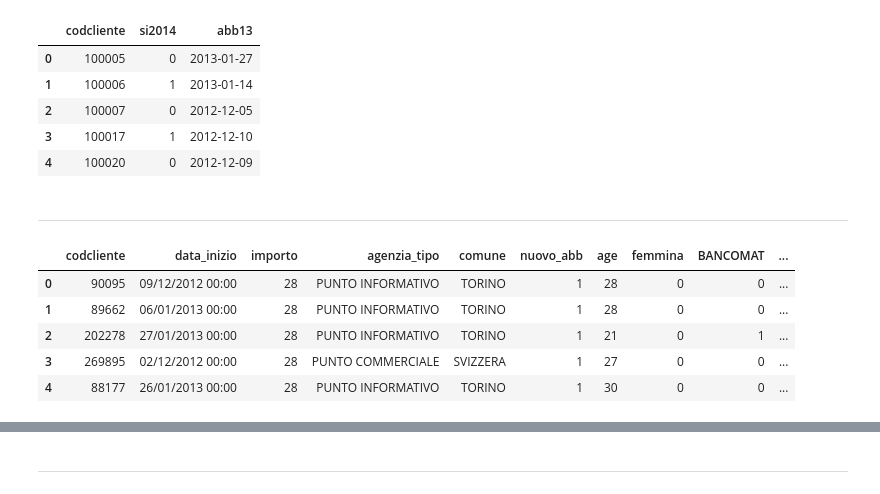
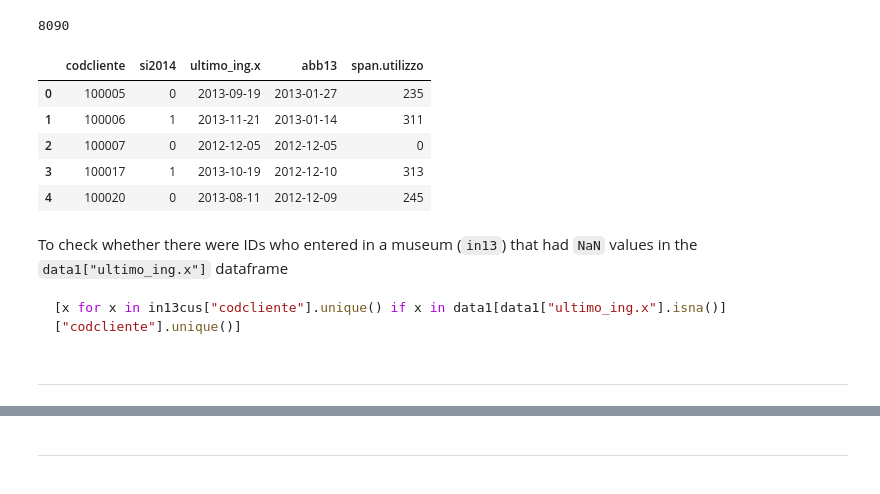
Before and after one commit to MattiaBrocco/Business-Analytics-Project, a Jupyter notebook: Business_Analytics_project.ipynb, the cells around one changed output, grey strips where cells are left out. Drawn from its saved outputs; the diff is of its cells as text; code cells hidden in the pictures.

````diff
--- a/Business_Analytics_project.ipynb
+++ b/Business_Analytics_project.ipynb
@@ -5,32 +10,52 @@ import seaborn as sns
-# %%
-data1 = pd.read_csv("data1.csv")
-
-# "abb14" and "ultimo_ing.x" are droped due to their NaN values
-data1.drop(["Unnamed: 0", "abb14", "ultimo_ing.x"], axis = 1, inplace = True)
-data1.head()
-# %% [output]
-|  | codcliente | si2014 | abb13 |
-| 0 | 100005 | 0 | 2013-01-27 |
-| 1 | 100006 | 1 | 2013-01-14 |
-| 2 | 100007 | 0 | 2012-12-05 |
-| 3 | 100017 | 1 | 2012-12-10 |
-| 4 | 100020 | 0 | 2012-12-09 |
+# %%
+data1 = pd.read_csv("data1.csv")
+
+# "abb14" () is droped due to their NaN values
+data1.drop(["Unnamed: 0", "abb14"], axis = 1, inplace = True)
+# Fill missing values in "last entrance" with subscription purchase date.
+# This because all IDs that do not have a last entrance, actually never used the card (check below)
+print(len(data1[data1["ultimo_ing.x"].isna()]))
+data1["ultimo_ing.x"].fillna(data1["abb13"], inplace = True)
+
+# Add a column that is the interval between last entrance date and subscription purchase date.
+# It may be useful because this time window identifies those that can be really interested in museums
+# (e.g. small span -> used the card immediately because of immediate purchase, then forgot about it)
+data1["span.utilizzo"] = [x.days for x in pd.to_datetime(data1["ultimo_ing.x"]) - pd.to_datetime(data1["abb13"])]
+
+# Convert the target variable to categorical
+data1["si2014"] = pd.Categorical(data1["si2014"])
+data1.head()
+# %% [output]
+8090
+|  | codcliente | si2014 | ultimo_ing.x | abb13 | span.utilizzo |
+| 0 | 100005 | 0 | 2013-09-19 | 2013-01-27 | 235 |
+| 1 | 100006 | 1 | 2013-11-21 | 2013-01-14 | 311 |
+| 2 | 100007 | 0 | 2012-12-05 | 2012-12-05 | 0 |
+| 3 | 100017 | 1 | 2013-10-19 | 2012-12-10 | 313 |
+| 4 | 100020 | 0 | 2013-08-11 | 2012-12-09 | 245 |
+# %% [markdown]
+To check whether there were IDs who entered in a museum (`in13`) that had `NaN` values in the `data1["ultimo_ing.x"]` dataframe
+```python
+[x for x in in13cus["codcliente"].unique() if x in data1[data1["ultimo_ing.x"].isna()]["codcliente"].unique()]
+```
 # %% [markdown]
 -----------
 # %%
 an13 = pd.read_csv("an13.csv", na_values = "NA", encoding = "latin1")
 
-an13.drop(["Unnamed: 0", "professione"], axis = 1, inplace = True)
-an13.drop(["sconto", "riduzione","agenzia","cap"], axis = 1, inplace = True)
+# "CAP", "agenzia", "riduzione" & "sconto" have to many values to actually be useful.
+# "Professione" has 100% NaN values
+an13.drop(["Unnamed: 0", "professione", "sconto","riduzione", "agenzia", "cap"], axis = 1, inplace = True)
 
 # Convert "data di nascita" into age at the end of year 2013.
-# Before it was necessary to replace 2 values that had "-" with
-# the median of the overall year of birth distribution (=1959).
-an13["data_nascita"] = [int(x) if "-" not in x else 1959 for x in an13["data_nascita"]]
-an13["age"] = [2013-x for x in an13["data_nascita"]]
+# Before, it was necessary to replace 2 values that had "-" with
+# the median of the overall year of birth distribution (= 1959).
+median_age = pd.Series([x for x in an13["data_nascita"] if "-" not in x]).median()
+an13["data_nascita"] = [int(x) if "-" not in x else int(median_age) for x in an13["data_nascita"]]
+an13["age"] = an13["data_nascita"].apply(lambda x: 2013-x)
 
 # "nuovo_abb" is alrady dichotomous and with full values. Just convert it into 0/1
-an13["nuovo_abb"] = [1 if x == "NUOVO ABBONATO" else 0 for x in an13["nuovo_abb"]]
+an13["nuovo_abb"] = pd.Categorical(an13["nuovo_abb"].apply(lambda x: 1 if x == "NUOVO ABBONATO" else 0))
 
 # "sesso" has missing values. We filled the according to the distribution of non-NaN values
 count_sex = an13["sesso"].value_counts(normalize=True)
@@ -40,19 +65,18 @@ an13.loc[an13["sesso"].isnull(),"sesso"] = np.random.choice(count_sex.index,
                                                             p = count_sex.values)
 
 # Then the 0/1 variable is created according to sex (female = 1)
-an13["femmina"] = [1 if x == "F" else 0 for x in an13["sesso"]]
+an13["femmina"] = pd.Categorical(an13["sesso"].apply(lambda x: 1 if x == "F" else 0))
+
 # Tipo_pag is converted into 4 dummies
 an13 = pd.concat([an13, pd.get_dummies(an13["tipo_pag"], drop_first = True)], axis = 1)
+
+# The following columns will then be converted into categories
+an13["BANCOMAT"] = pd.Categorical(an13["BANCOMAT"])
+an13["CONTANTI"] = pd.Categorical(an13["CONTANTI"])
+an13["CARTA DI CREDITO"] = pd.Categorical(an13["CARTA DI CREDITO"])
+an13["NESSUN PAGAMENTO"] = pd.Categorical(an13["NESSUN PAGAMENTO"])
+
 an13.drop(["sesso","tipo_pag","data_nascita"], axis = 1, inplace = True)
-
-an13.head()
-# %% [output]
-|  | codcliente | data_inizio | importo | agenzia_tipo | comune | nuovo_abb | age | femmina | BANCOMAT | ... |
-| 0 | 90095 | 09/12/2012 00:00 | 28 | PUNTO INFORMATIVO | TORINO | 1 | 28 | 0 | 0 | ... |
-| 1 | 89662 | 06/01/2013 00:00 | 28 | PUNTO INFORMATIVO | TORINO | 1 | 28 | 0 | 0 | ... |
-| 2 | 202278 | 27/01/2013 00:00 | 28 | PUNTO INFORMATIVO | TORINO | 1 | 21 | 0 | 1 | ... |
-| 3 | 269895 | 02/12/2012 00:00 | 28 | PUNTO COMMERCIALE | SVIZZERA | 1 | 27 | 0 | 0 | ... |
-| 4 | 88177 | 26/01/2013 00:00 | 28 | PUNTO INFORMATIVO | TORINO | 1 | 30 | 0 | 0 | ... |
 # %%
 # The following dataset, created from a .json file, is needed to
 # reduce the dimensionality of the column "comune".
````
Also changed, not shown: parts of 15 cells of this notebook, 1 other file.
